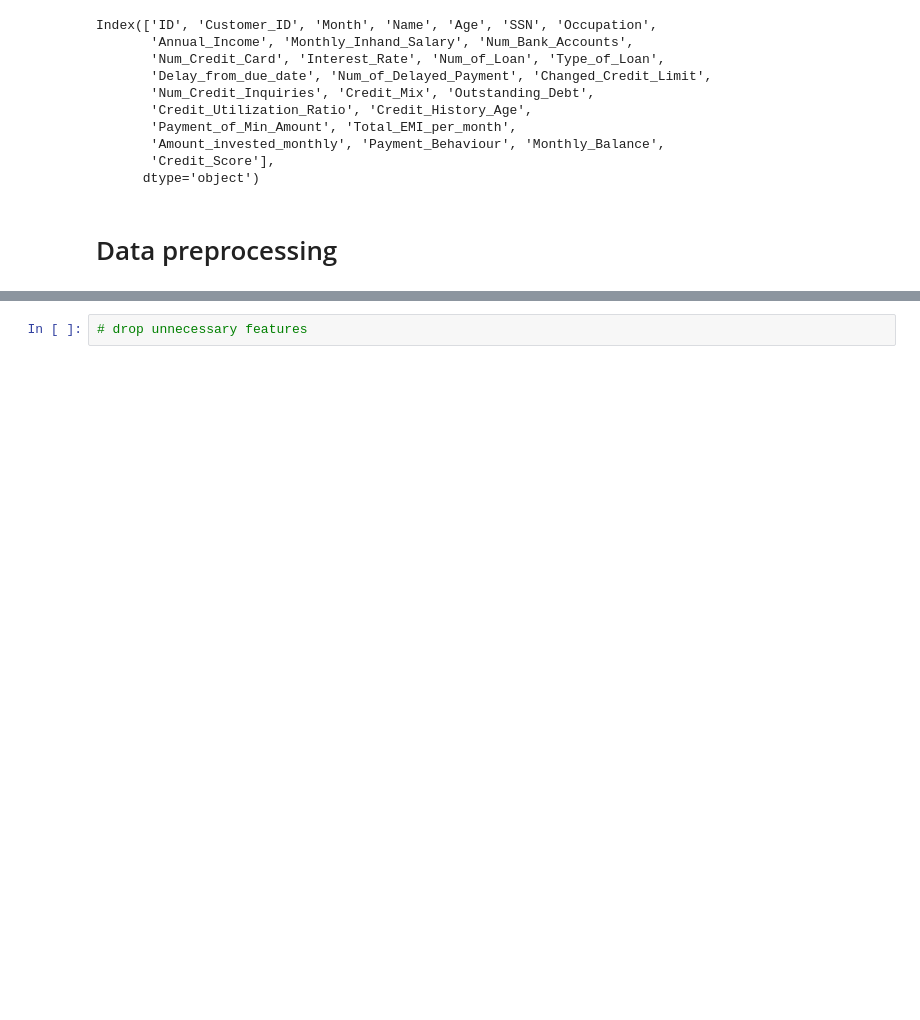
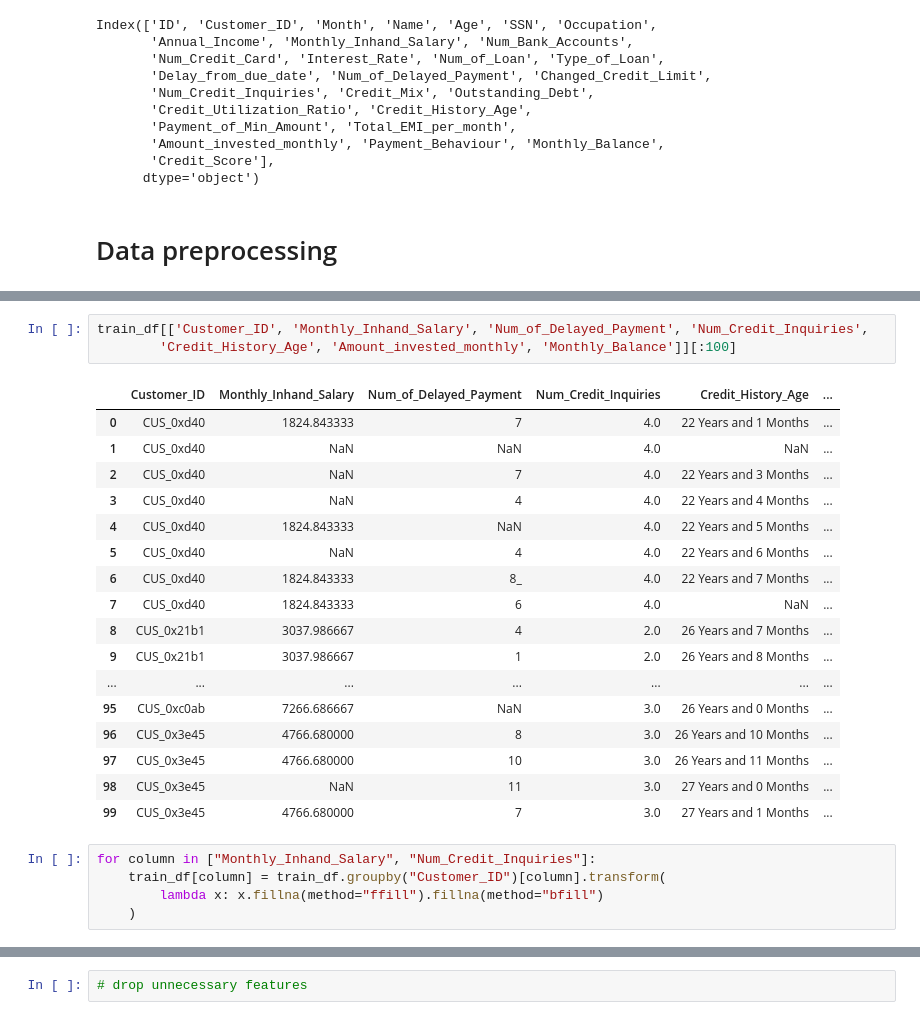
Before and after one commit to Marikinyo/credit-score-classifier, a Jupyter notebook: data-preprocessing.ipynb, the cells around one changed output, grey strips where cells are left out. Cells and saved outputs as stored; diff of their text form; blank space fills up the shorter version.

```diff
--- a/data-preprocessing.ipynb
+++ b/data-preprocessing.ipynb
@@ -62,0 +86,26 @@ Index(['ID', 'Customer_ID', 'Month', 'Name', 'Age', 'SSN', 'Occupation',
+# %%
+train_df[['Customer_ID', 'Monthly_Inhand_Salary', 'Num_of_Delayed_Payment', 'Num_Credit_Inquiries',
+        'Credit_History_Age', 'Amount_invested_monthly', 'Monthly_Balance']][:100]
+# %% [output]
+|  | Customer_ID | Monthly_Inhand_Salary | Num_of_Delayed_Payment | Num_Credit_Inquiries | Credit_History_Age | ... |
+| 0 | CUS_0xd40 | 1824.843333 | 7 | 4.0 | 22 Years and 1 Months | ... |
+| 1 | CUS_0xd40 | NaN | NaN | 4.0 | NaN | ... |
+| 2 | CUS_0xd40 | NaN | 7 | 4.0 | 22 Years and 3 Months | ... |
+| 3 | CUS_0xd40 | NaN | 4 | 4.0 | 22 Years and 4 Months | ... |
+| 4 | CUS_0xd40 | 1824.843333 | NaN | 4.0 | 22 Years and 5 Months | ... |
+| 5 | CUS_0xd40 | NaN | 4 | 4.0 | 22 Years and 6 Months | ... |
+| 6 | CUS_0xd40 | 1824.843333 | 8_ | 4.0 | 22 Years and 7 Months | ... |
+| 7 | CUS_0xd40 | 1824.843333 | 6 | 4.0 | NaN | ... |
+| 8 | CUS_0x21b1 | 3037.986667 | 4 | 2.0 | 26 Years and 7 Months | ... |
+| 9 | CUS_0x21b1 | 3037.986667 | 1 | 2.0 | 26 Years and 8 Months | ... |
+| ... | ... | ... | ... | ... | ... | ... |
+| 95 | CUS_0xc0ab | 7266.686667 | NaN | 3.0 | 26 Years and 0 Months | ... |
+| 96 | CUS_0x3e45 | 4766.680000 | 8 | 3.0 | 26 Years and 10 Months | ... |
+| 97 | CUS_0x3e45 | 4766.680000 | 10 | 3.0 | 26 Years and 11 Months | ... |
+| 98 | CUS_0x3e45 | NaN | 11 | 3.0 | 27 Years and 0 Months | ... |
+| 99 | CUS_0x3e45 | 4766.680000 | 7 | 3.0 | 27 Years and 1 Months | ... |
+# %%
+for column in ["Monthly_Inhand_Salary", "Num_Credit_Inquiries"]:
+    train_df[column] = train_df.groupby("Customer_ID")[column].transform(
+        lambda x: x.fillna(method="ffill").fillna(method="bfill")
+    )
```
Also changed, not shown: parts of 14 cells of this notebook.
